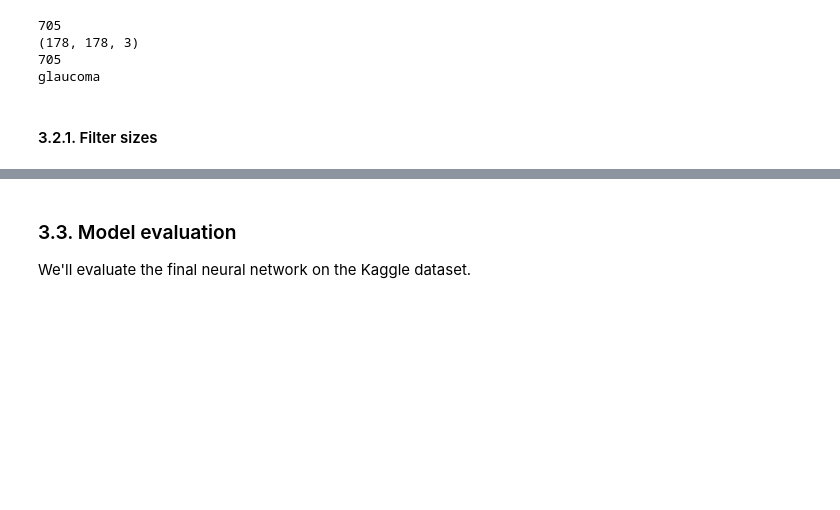
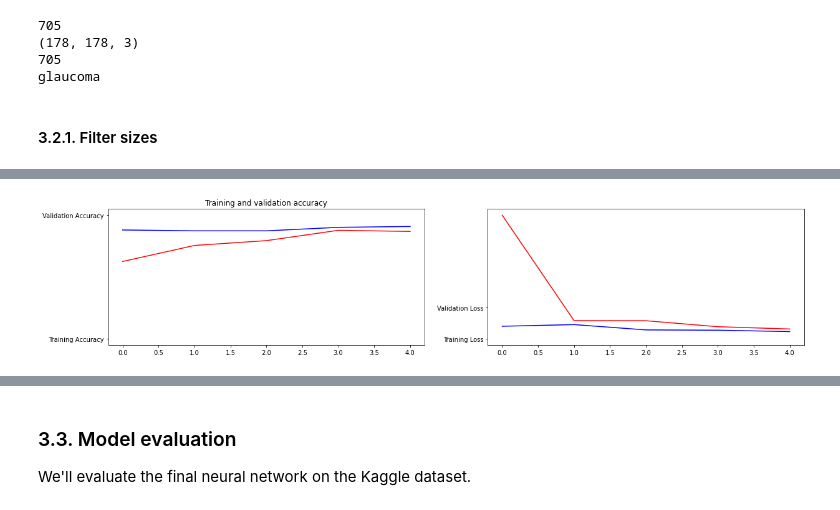
Before and after one commit to sabinagio/do-you-see-what-AI-see, a Jupyter notebook: 3-simple-CNN-model.ipynb, the cells around one changed output, grey strips where cells are left out. Drawn from its saved outputs; the diff is of its cells as text; code cells hidden in the pictures; blank space fills up the shorter version.

```diff
--- a/3-simple-CNN-model.ipynb
+++ b/3-simple-CNN-model.ipynb
@@ -350,0 +378,4 @@ visualize_results(history)
+# %%
+history = create_model(filter_1=64, filter_2=128)
+visualize_results(history)
+# %% [output]
@@ -350,0 +392 @@ visualize_results(history)
+[figure, added]
```
Also changed, not shown: parts of 10 cells of this notebook.
